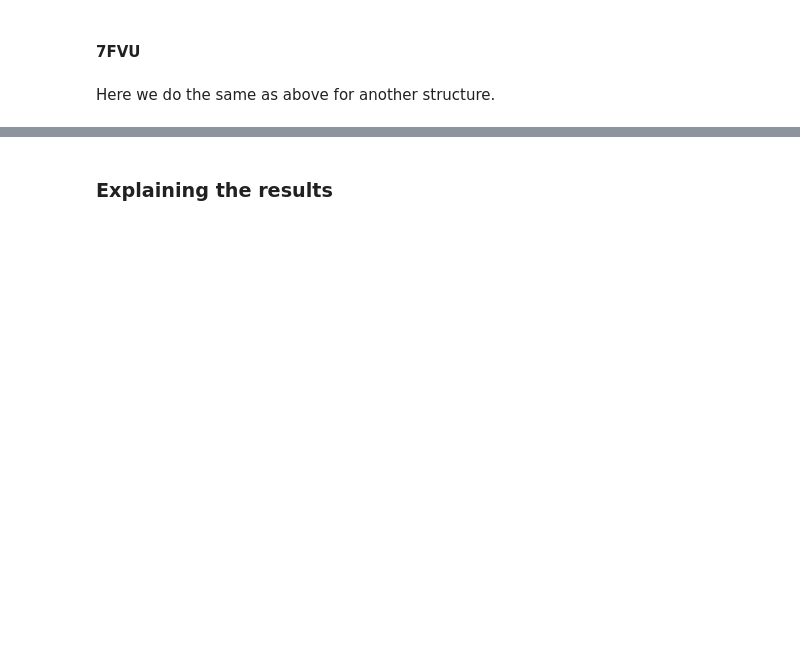
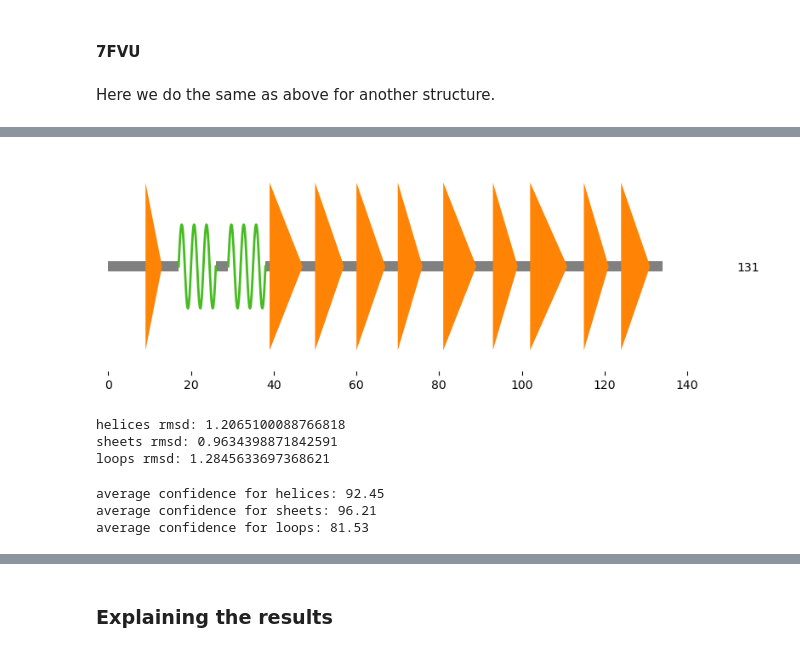
Before and after one commit to volkamerlab/CADDSeminar_2023, a Jupyter notebook: notebooks/T03_proteinfolding/T03_proteinfolding.ipynb, the cells around one changed output, grey strips where cells are left out. Cells and saved outputs as stored; diff of their text form; code cells hidden in the pictures; blank space fills up the shorter version.

```diff
--- a/notebooks/T03_proteinfolding/T03_proteinfolding.ipynb
+++ b/notebooks/T03_proteinfolding/T03_proteinfolding.ipynb
@@ -323,0 +595,65 @@ cea.rms
+# %%
+array = strucio.load_structure("data/7fvu.pdb")
+sse = struc.annotate_sse(array, chain_id="A")
+# print('Annotation of the residues based on the secondary structure they belong to:')
+# print('legend: a=helix, b=sheet, c=loop')
+# print("".join(sse))
+
+visualize_secondary_structure(sse, array.res_id[0])
+plt.show()
+# %% [output]
+[figure, added]
+# %%
+# Add RMSD values for each type of section
+
+# Obtain secondary structure annotations. a=helix, b=sheet, c=loop
+for a in ['a', 'b', 'c']:
+    true_coords = []
+    pred_coords = []
+    cnt = 0
+    for t, p in zip(structure_true['A'].get_residues(), structure_pred['A'].get_residues()):
+        if cnt >= len(sse):
+            break
+        if sse[cnt] == a:
+            true_coords.extend([i.coord for i in t.get_atoms()])
+            pred_coords.extend([i.coord for i in p.get_atoms()])
+        cnt += 1
+    discrepancy = len(true_coords) - len(pred_coords)
+    if discrepancy >= 0:
+        for i in range(discrepancy):
+            pred_coords.append([0,0,0])
+    else:
+        for i in range(-discrepancy):
+            true_coords.append([0,0,0])
+    true_coords = np.array(true_coords)
+    pred_coords = np.array(pred_coords)
+
+    diff = true_coords - pred_coords
+    print(f'{"helices" if a == "a" else ("sheets" if a == "b" else "loops")} rmsd: {np.sqrt(sum(sum(diff**2))/true_coords.shape[0])}')
+# %% [output]
+helices rmsd: 1.2065100088766818
+sheets rmsd: 0.9634398871842591
+loops rmsd: 1.2845633697368621
+# %%
+# Add atom location confidences as a heatmap... maybe group by section if possible
+
+import statistics
+
+for a in ['a', 'b', 'c']:
+    factors = []
+    cnt = 0
+    for p in structure_pred['A'].get_residues():
+        if cnt >= len(sse):
+            break
+        if sse[cnt] == a:
+            factors.extend([i.get_bfactor() for i in t.get_atoms()])
+            factors.extend([i.get_bfactor() for i in p.get_atoms()])
+        cnt += 1
+
+    print(f'average confidence for {"helices" if a == "a" else ("sheets" if a == "b" else "loops")}: {statistics.median(factors)}')
+    # fig = px.imshow(factors, color_continuous_scale=px.colors.sequential.Cividis_r)
+    # fig.show()
+# %% [output]
+average confidence for helices: 92.45
+average confidence for sheets: 96.21
+average confidence for loops: 81.53
```
Also changed, not shown: parts of 20 cells of this notebook.
